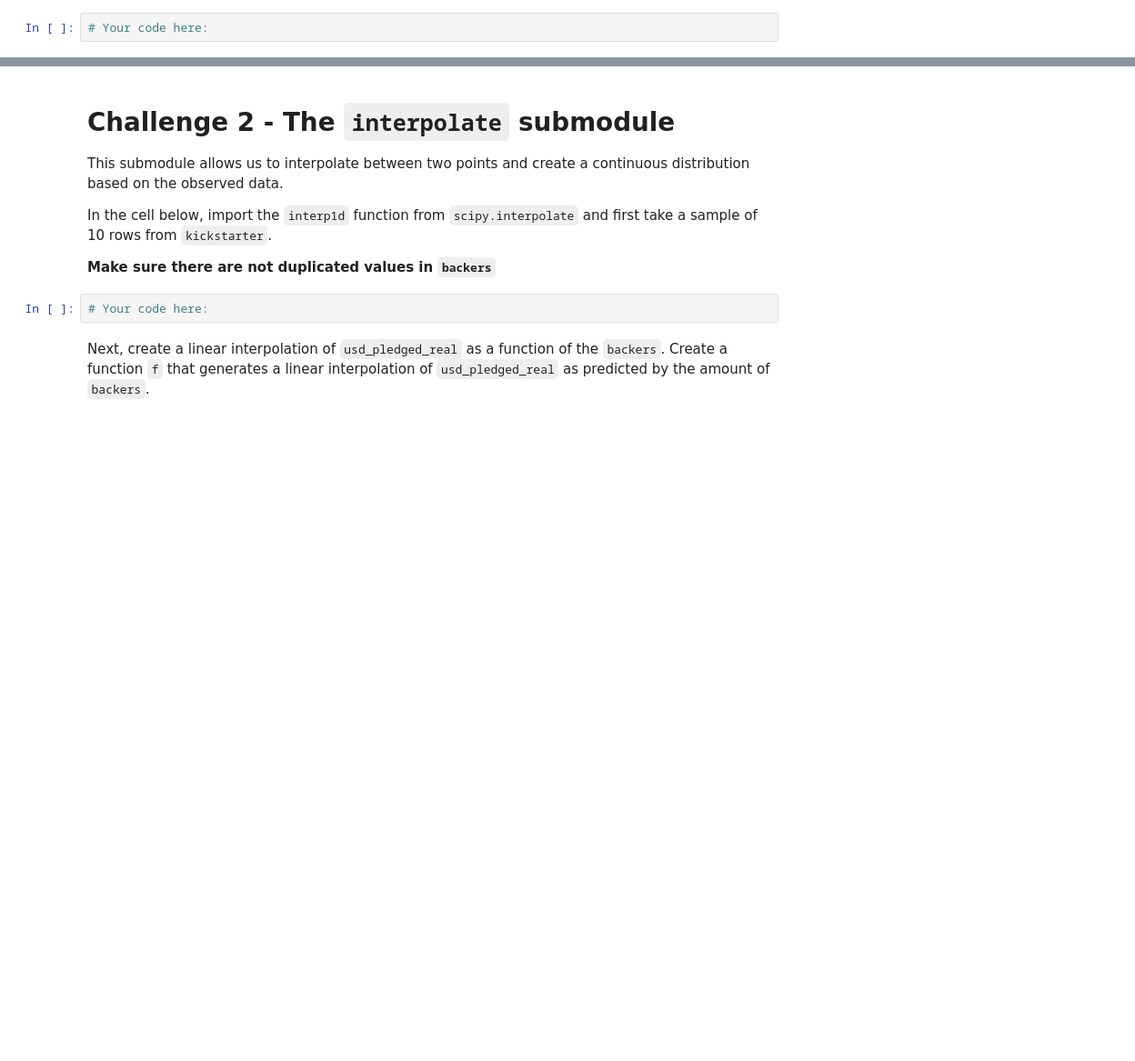
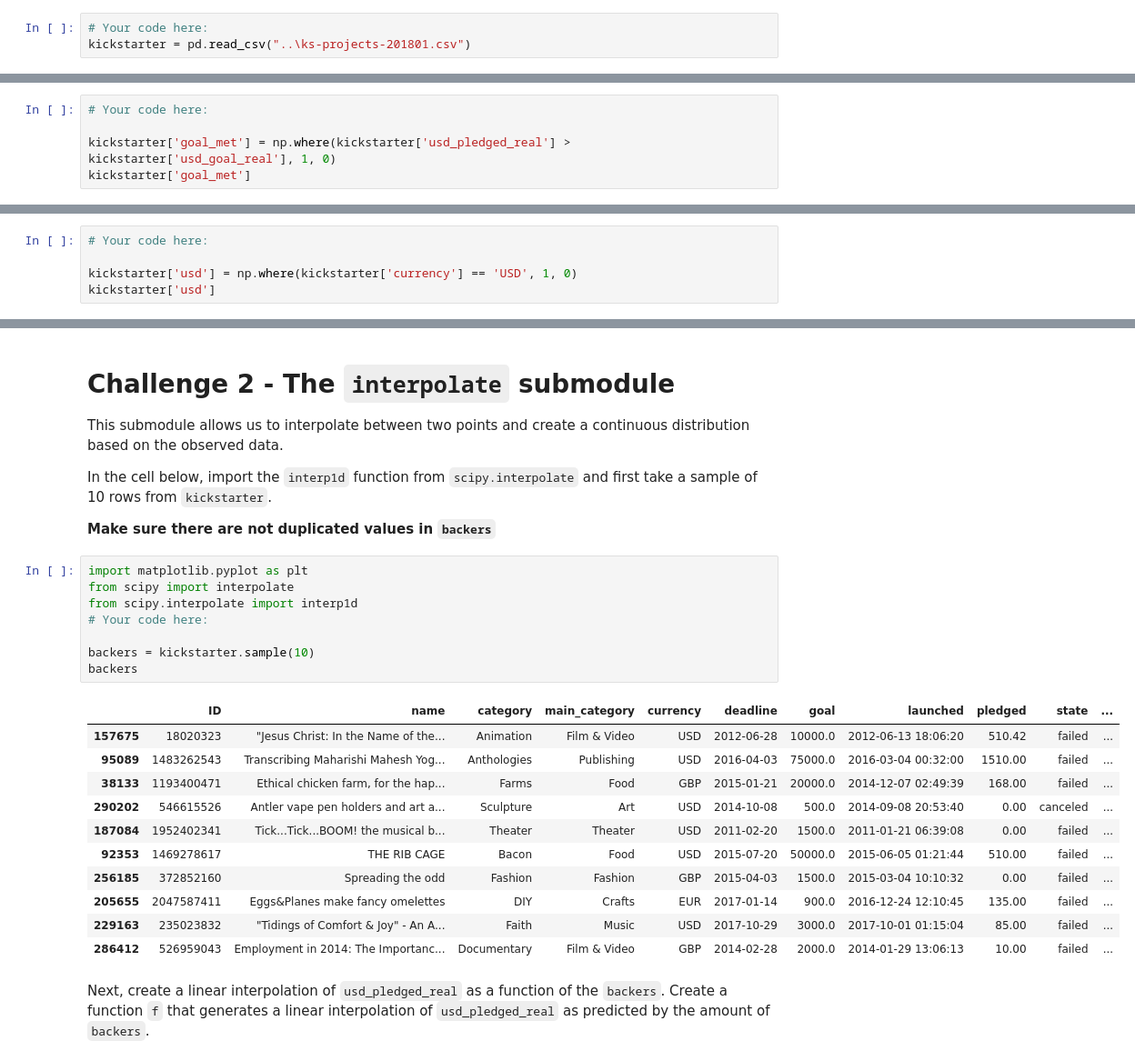
Before and after one commit to ta-data-lis/lab-intro-to-scipy, a Jupyter notebook: your-code/main.ipynb, the cells around one changed output, grey strips where cells are left out. Shown at 91% size. Saved outputs shown, nothing was run; the diff lists cells and outputs as text; blank space fills up the shorter version.

```diff
--- a/your-code/main.ipynb
+++ b/your-code/main.ipynb
@@ -11,6 +13,7 @@
 This submodule contains statistical functions for conducting hypothesis tests, producing various distributions and other useful tools. Let's examine this submodule using the KickStarter dataset. Load the data using the `ks-projects-201801.csv` file
 # %%
 # Your code here:
+kickstarter = pd.read_csv("..\ks-projects-201801.csv")
 # %% [markdown]
 Now print the `head` function to examine the dataset.
 # %%
@@ -39,0 +64,5 @@ Let's perform Fisher's exact test on our KickStarter data. We intend to test the
+# %%
+# Your code here:
+
+kickstarter['goal_met'] = np.where(kickstarter['usd_pledged_real'] > kickstarter['usd_goal_real'], 1, 0)
+kickstarter['goal_met']
@@ -43,0 +84,5 @@ Next, create a column that checks whether the currency of the project is in US D
+# %%
+# Your code here:
+
+kickstarter['usd'] = np.where(kickstarter['currency'] == 'USD', 1, 0)
+kickstarter['usd']
@@ -55,8 +119,26 @@ This submodule allows us to interpolate between two points and create a continuo
 In the cell below, import the `interp1d` function from `scipy.interpolate` and first take a sample of 10 rows from `kickstarter`.
 
 **Make sure there are not duplicated values in `backers`**
-# %%
-# Your code here:
+# %%
+import matplotlib.pyplot as plt
+from scipy import interpolate
+from scipy.interpolate import interp1d
+# Your code here:
+
+backers = kickstarter.sample(10)
+backers
+# %% [output]
+|  | ID | name | category | main_category | currency | deadline | goal | launched | pledged | state | ... |
+| 157675 | 18020323 | "Jesus Christ: In the Name of the... | Animation | Film & Video | USD | 2012-06-28 | 10000.0 | 2012-06-13 18:06:20 | 510.42 | failed | ... |
+| 95089 | 1483262543 | Transcribing Maharishi Mahesh Yog... | Anthologies | Publishing | USD | 2016-04-03 | 75000.0 | 2016-03-04 00:32:00 | 1510.00 | failed | ... |
+| 38133 | 1193400471 | Ethical chicken farm, for the hap... | Farms | Food | GBP | 2015-01-21 | 20000.0 | 2014-12-07 02:49:39 | 168.00 | failed | ... |
+| 290202 | 546615526 | Antler vape pen holders and art a... | Sculpture | Art | USD | 2014-10-08 | 500.0 | 2014-09-08 20:53:40 | 0.00 | canceled | ... |
+| 187084 | 1952402341 | Tick...Tick...BOOM! the musical b... | Theater | Theater | USD | 2011-02-20 | 1500.0 | 2011-01-21 06:39:08 | 0.00 | failed | ... |
+| 92353 | 1469278617 | THE RIB CAGE | Bacon | Food | USD | 2015-07-20 | 50000.0 | 2015-06-05 01:21:44 | 510.00 | failed | ... |
+| 256185 | 372852160 | Spreading the odd | Fashion | Fashion | GBP | 2015-04-03 | 1500.0 | 2015-03-04 10:10:32 | 0.00 | failed | ... |
+| 205655 | 2047587411 | Eggs&Planes make fancy omelettes | DIY | Crafts | EUR | 2017-01-14 | 900.0 | 2016-12-24 12:10:45 | 135.00 | failed | ... |
+| 229163 | 235023832 | "Tidings of Comfort & Joy" - An A... | Faith | Music | USD | 2017-10-29 | 3000.0 | 2017-10-01 01:15:04 | 85.00 | failed | ... |
+| 286412 | 526959043 | Employment in 2014: The Importanc... | Documentary | Film & Video | GBP | 2014-02-28 | 2000.0 | 2014-01-29 13:06:13 | 10.00 | failed | ... |
 # %% [markdown]
 Next, create a linear interpolation of `usd_pledged_real` as a function of the `backers`. Create a function `f` that generates a linear interpolation of `usd_pledged_real` as predicted by the amount of `backers`.
 # %%
```
Also changed, not shown: parts of 18 cells of this notebook.
